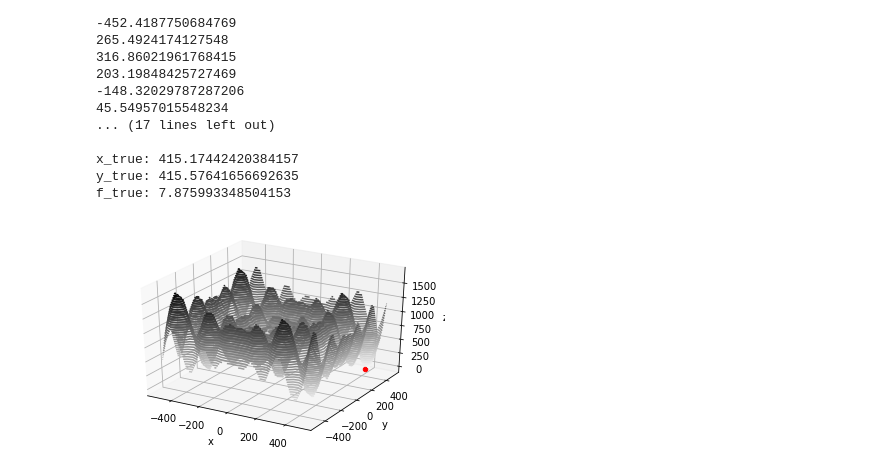
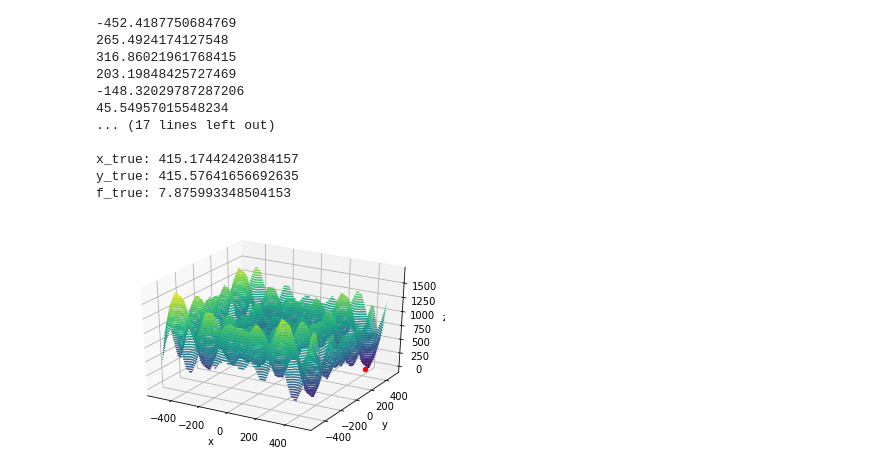
Before and after one commit to DonRoboto/KalmanFilter_v1, a Jupyter notebook: KalmanFilter_2D_v2.ipynb, the cells around one changed output. Drawn from its saved outputs; the diff is of its cells as text; code cells hidden in the pictures.

```diff
--- a/KalmanFilter_2D_v2.ipynb
+++ b/KalmanFilter_2D_v2.ipynb
@@ -159,27 +159,27 @@ f_true: 7.875993348504153
 # %%
 
 
 
 #def f(x, y):
 #    return np.sin(np.sqrt(x ** 2 + y ** 2))
 
 x = np.linspace(-500, 500, 30)
 y = np.linspace(-500, 500, 30)
 
 X, Y = np.meshgrid(x, y)
 Z = fitness(X, Y)
 
 
 
 fig = plt.figure()
 ax = plt.axes(projection='3d')
-ax.contour3D(X, Y, Z, 50, cmap='binary')
+ax.contour3D(X, Y, Z, 50)
 
 ax.scatter(x_true,y_true,f_true, color='red') # plot the point (2,3,4) on the figure
 
 
 ax.set_xlabel('x')
 ax.set_ylabel('y')
 ax.set_zlabel('z');
 # %% [output]
-[figure, old version]
+[figure, new version]
```
